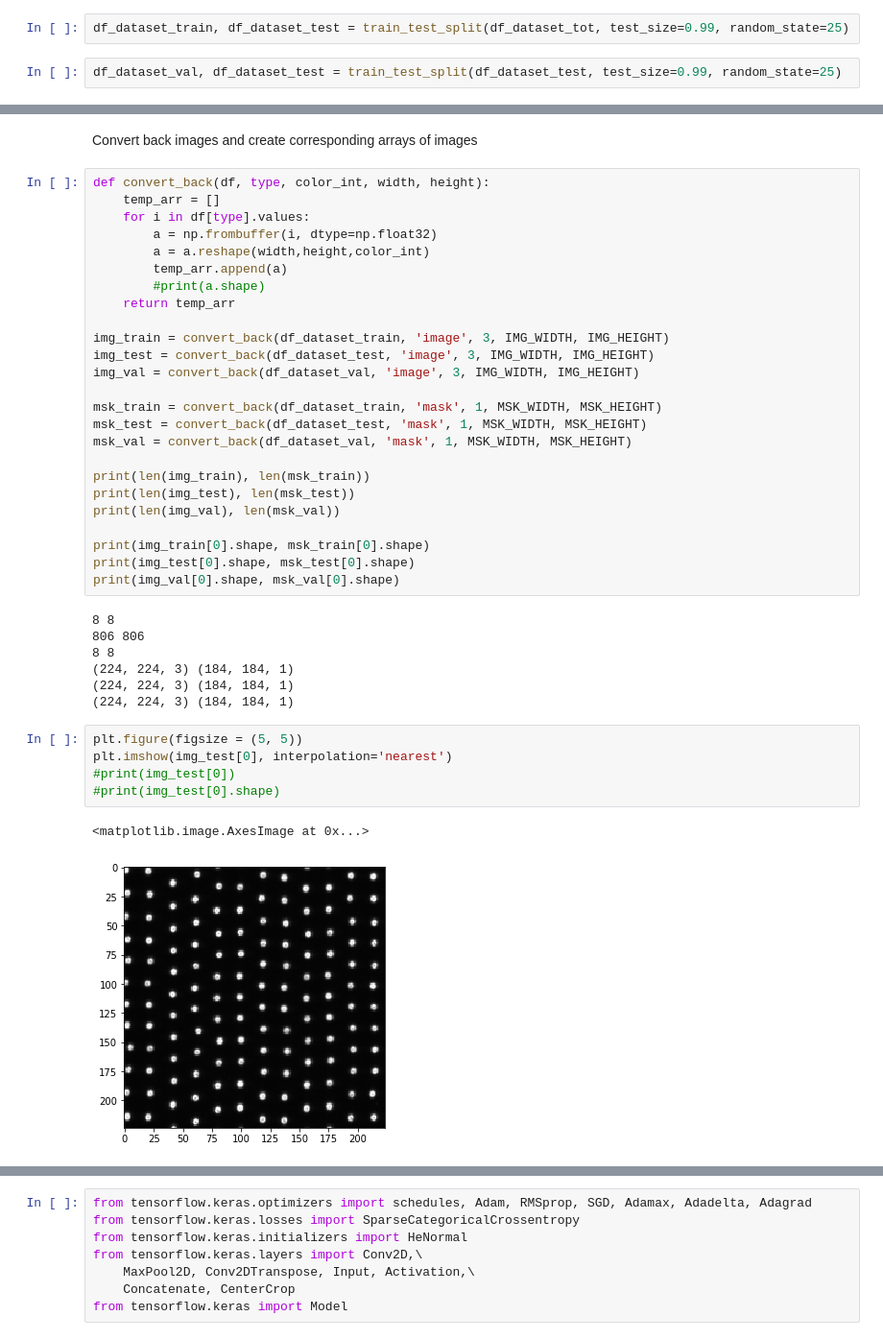
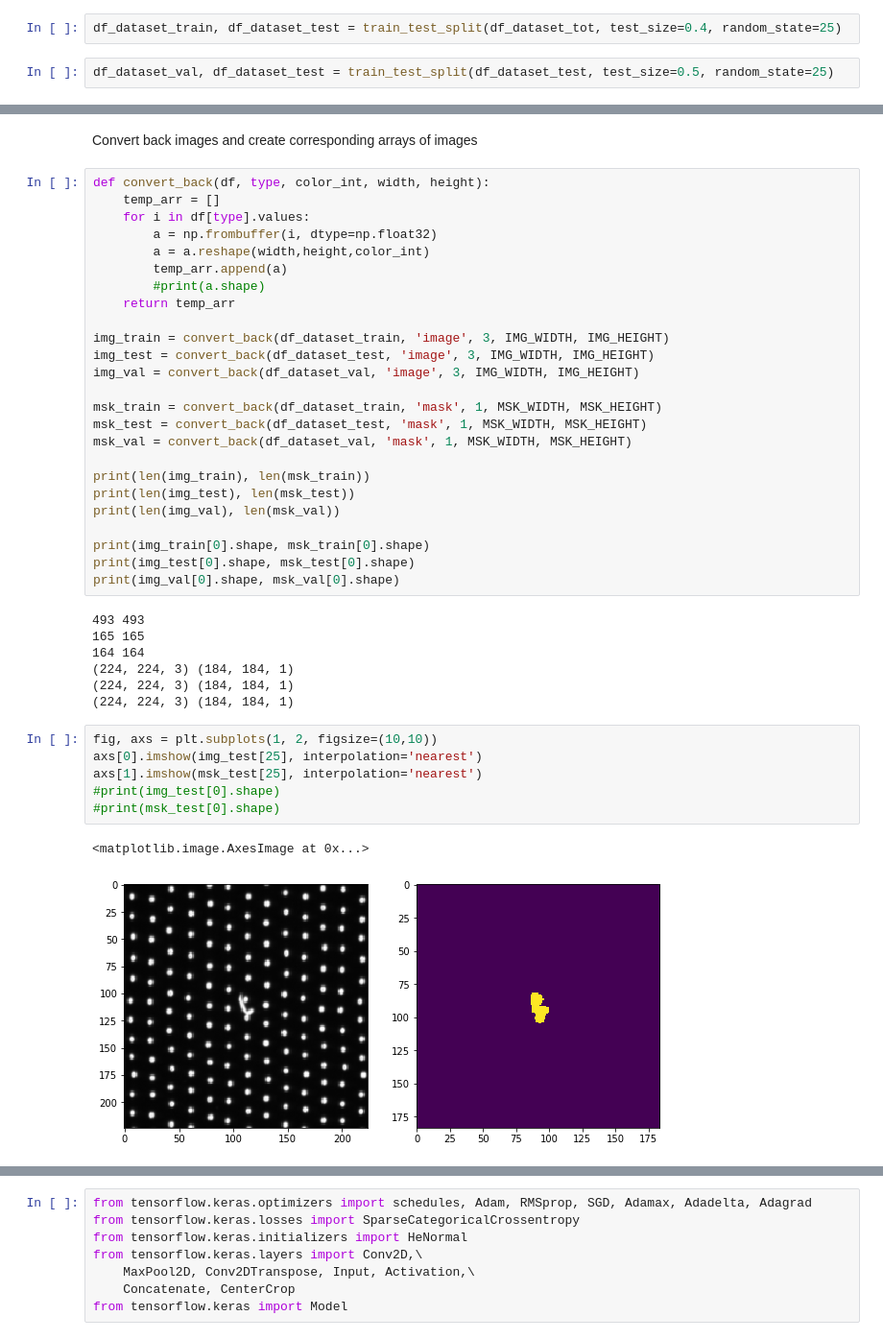
Before and after one commit to SAP-samples/btp-ai-sustainability-bootcamp, a Jupyter notebook: src/ai-models/defect-detection/notebooks/defect_detection_development_segmentation.ipynb, the cells around one changed output, grey strips where cells are left out. Shown at 96% size. Cells and saved outputs as stored; diff of their text form.

```diff
--- a/src/ai-models/defect-detection/notebooks/defect_detection_development_segmentation.ipynb
+++ b/src/ai-models/defect-detection/notebooks/defect_detection_development_segmentation.ipynb
@@ -184,9 +184,9 @@ Reshuffle and split the dataframe
 # %%
 df_dataset_tot = df_dataset_tot.sample(frac=1).reset_index(drop=True)
 # %%
-df_dataset_train, df_dataset_test = train_test_split(df_dataset_tot, test_size=0.99, random_state=25)
+df_dataset_train, df_dataset_test = train_test_split(df_dataset_tot, test_size=0.4, random_state=25)
 # %%
-df_dataset_val, df_dataset_test = train_test_split(df_dataset_test, test_size=0.99, random_state=25)
+df_dataset_val, df_dataset_test = train_test_split(df_dataset_test, test_size=0.5, random_state=25)
 # %%
 df_dataset_train.groupby("label")['image'].count()
 # %% [output]
@@ -244,17 +244,18 @@ print(img_train[0].shape, msk_train[0].shape)
 print(img_test[0].shape, msk_test[0].shape)
 print(img_val[0].shape, msk_val[0].shape)
 # %% [output]
-8 8
-806 806
-8 8
+493 493
+165 165
+164 164
 (224, 224, 3) (184, 184, 1)
 (224, 224, 3) (184, 184, 1)
 (224, 224, 3) (184, 184, 1)
 # %%
-plt.figure(figsize = (5, 5))
-plt.imshow(img_test[0], interpolation='nearest')
-#print(img_test[0])
+fig, axs = plt.subplots(1, 2, figsize=(10,10))
+axs[0].imshow(img_test[25], interpolation='nearest')
+axs[1].imshow(msk_test[25], interpolation='nearest')
 #print(img_test[0].shape)
+#print(msk_test[0].shape)
 # %% [output]
 <matplotlib.image.AxesImage at 0x...>
-[figure, old version]
+[figure, new version]
```
Also changed, not shown: parts of 36 cells of this notebook, 3 other files.
